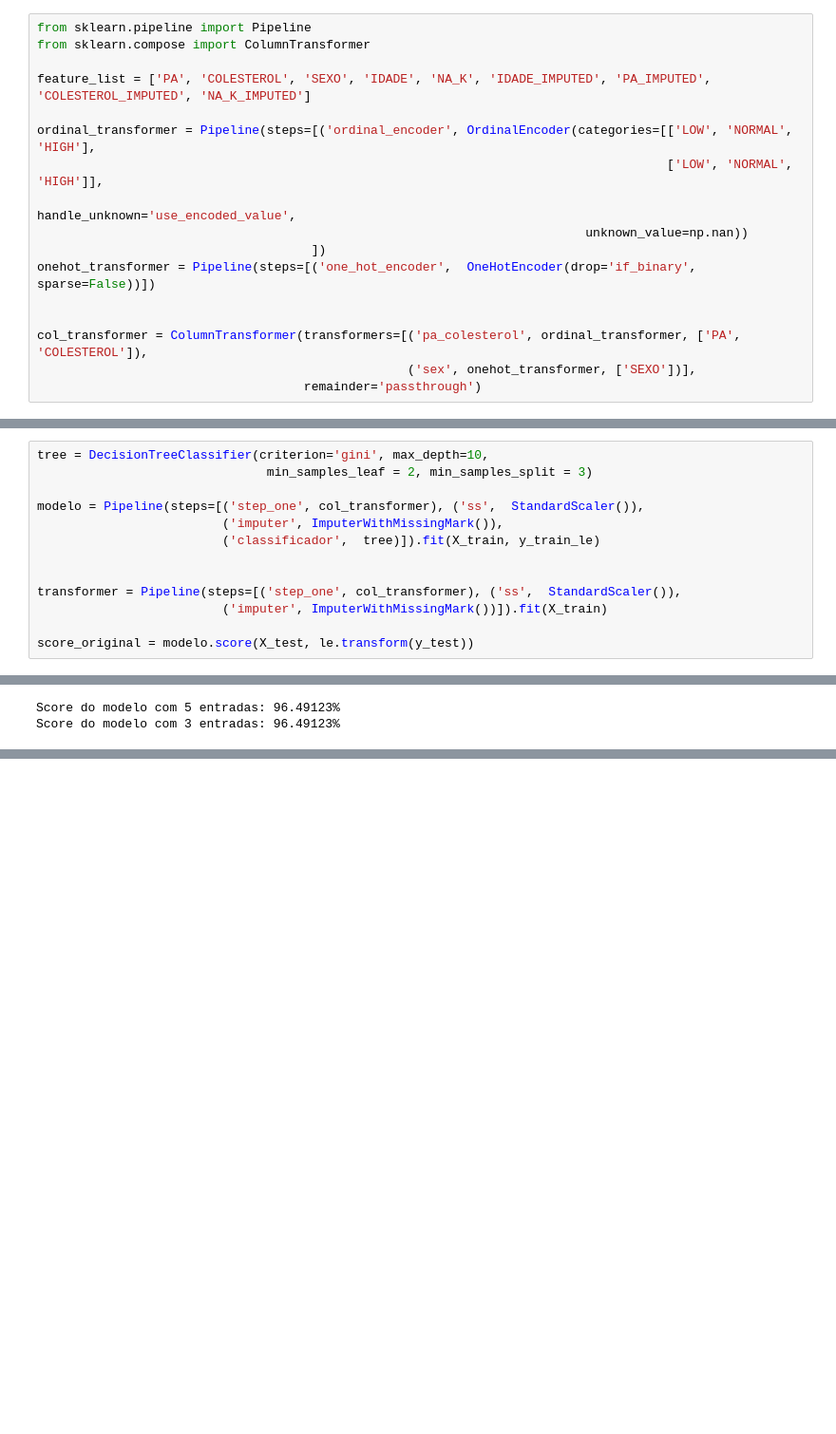
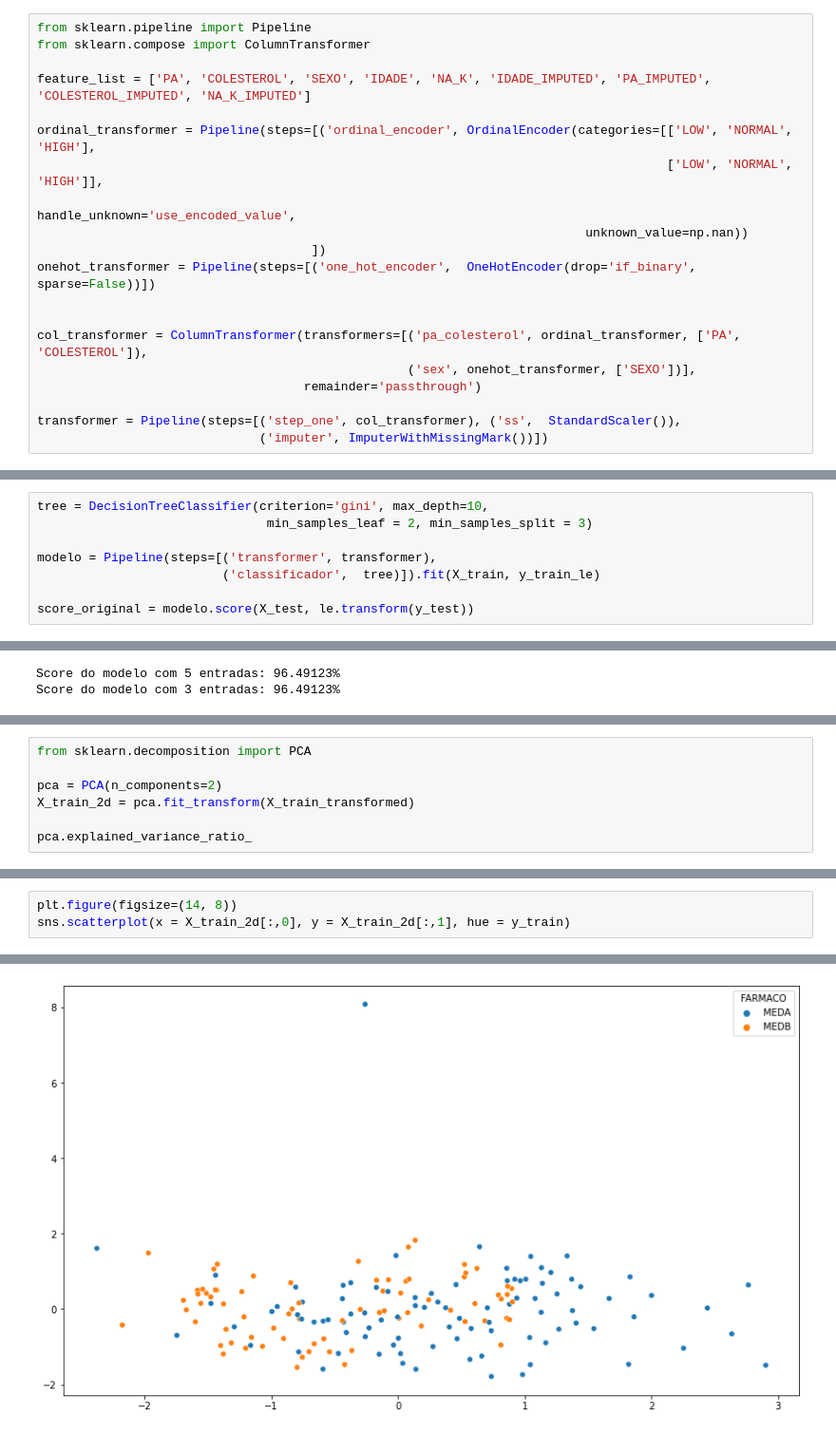
Before and after one commit to inf032/introducaoML, a Jupyter notebook: Farm04.Selecao_Preditoras.ipynb, the cells around one changed output, grey strips where cells are left out. Shown at 95% size. Drawn from its saved outputs; the diff is of its cells as text; blank space fills up the shorter version.

```diff
--- a/Farm04.Selecao_Preditoras.ipynb
+++ b/Farm04.Selecao_Preditoras.ipynb
@@ -173,6 +173,9 @@ onehot_transformer = Pipeline(steps=[('one_hot_encoder',  OneHotEncoder(drop='if
 col_transformer = ColumnTransformer(transformers=[('pa_colesterol', ordinal_transformer, ['PA', 'COLESTEROL']),
                                                   ('sex', onehot_transformer, ['SEXO'])],
                                     remainder='passthrough')
+
+transformer = Pipeline(steps=[('step_one', col_transformer), ('ss',  StandardScaler()),
+                              ('imputer', ImputerWithMissingMark())])
 # %%
 from sklearn.preprocessing import LabelEncoder
 
@@ -182,14 +185,9 @@ y_train_le = pd.Series(le.fit_transform(y_train))
 tree = DecisionTreeClassifier(criterion='gini', max_depth=10,
                                min_samples_leaf = 2, min_samples_split = 3)
 
-modelo = Pipeline(steps=[('step_one', col_transformer), ('ss',  StandardScaler()),
-                         ('imputer', ImputerWithMissingMark()),
+modelo = Pipeline(steps=[('transformer', transformer),
                          ('classificador',  tree)]).fit(X_train, y_train_le)
 
-
-transformer = Pipeline(steps=[('step_one', col_transformer), ('ss',  StandardScaler()),
-                         ('imputer', ImputerWithMissingMark())]).fit(X_train)
-
 score_original = modelo.score(X_test, le.transform(y_test))
 # %%
 from boruta import BorutaPy
@@ -276,0 +282,7 @@ Score do modelo com 3 entradas: 96.49123%
+# %%
+from sklearn.decomposition import PCA
+
+pca = PCA(n_components=2)
+X_train_2d = pca.fit_transform(X_train_transformed)
+
+pca.explained_variance_ratio_
@@ -276,0 +291,4 @@ Score do modelo com 3 entradas: 96.49123%
+# %%
+plt.figure(figsize=(14, 8))
+sns.scatterplot(x = X_train_2d[:,0], y = X_train_2d[:,1], hue = y_train)
+# %% [output]
@@ -276,0 +296 @@ Score do modelo com 3 entradas: 96.49123%
+[figure, added]
```
Also changed, not shown: parts of 5 cells of this notebook.
